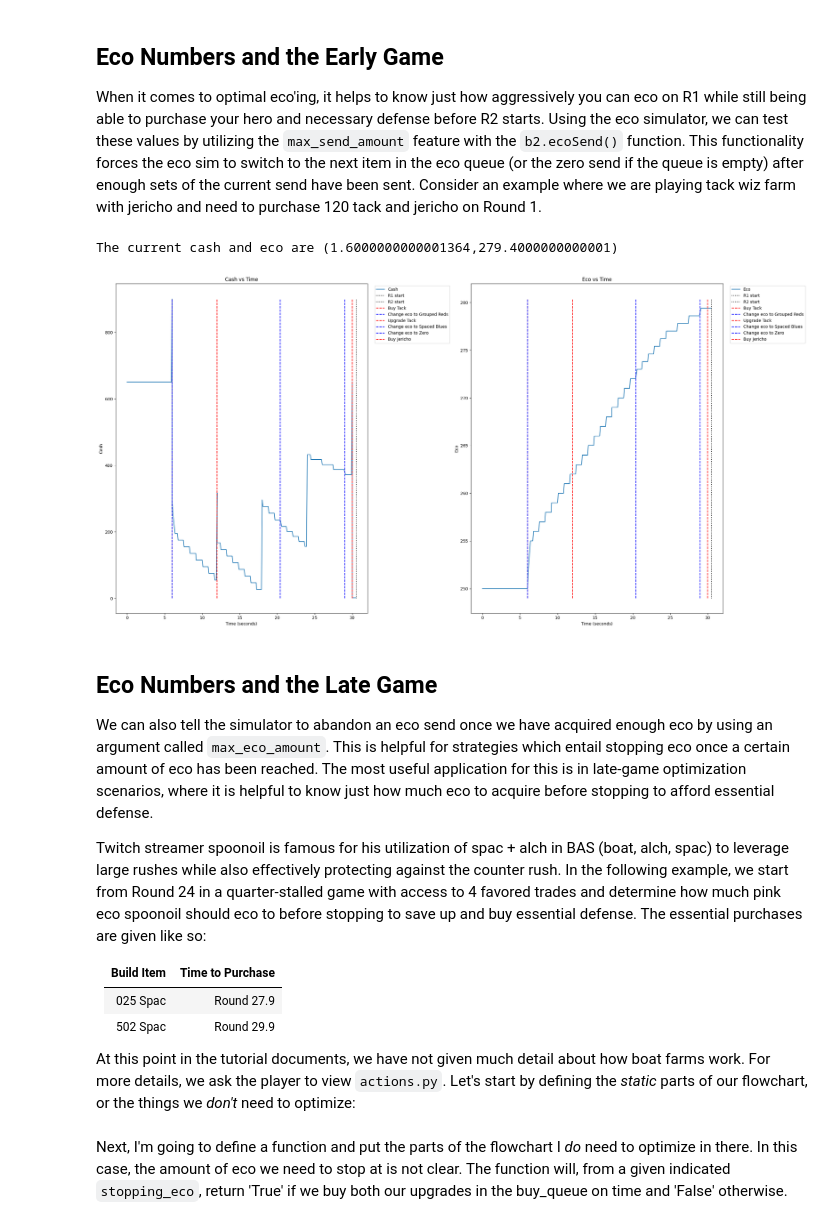
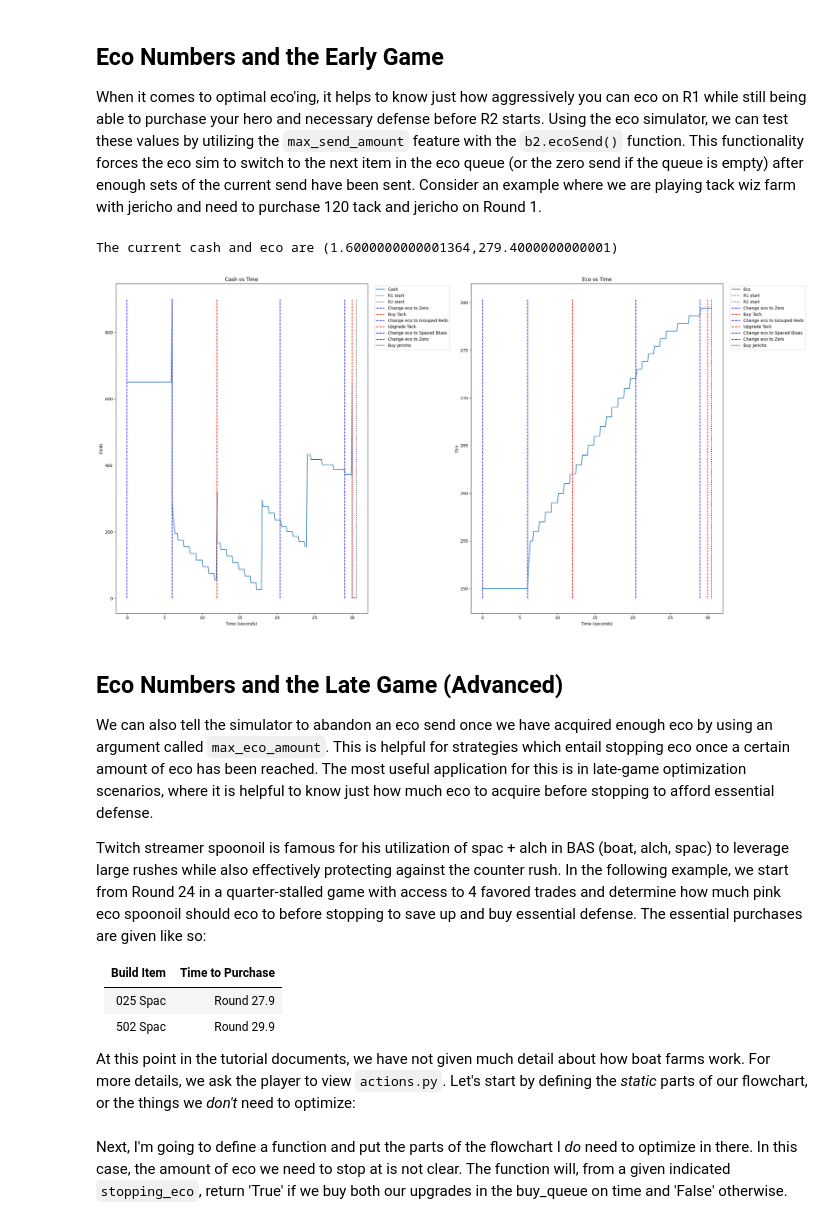
Before and after one commit to redlaserbmBTD/BTDB2_SIMULATOR, a Jupyter notebook: examples/2_using_queues.ipynb, the cells around one changed output. Drawn from its saved outputs; the diff is of its cells as text; code cells hidden in the pictures.

```diff
--- a/examples/2_using_queues.ipynb
+++ b/examples/2_using_queues.ipynb
@@ -128,37 +128,37 @@ When it comes to optimal eco'ing, it helps to know just how aggressively you can
 # %%
 rounds = b2.Rounds(0.5)
 
 buy_queue = [
     [b2.buyDefense(280 + 100 + 225, min_buy_time = rounds.getTimeFromRound(1), message = "Buy Tack")], #Buy 020 tack
     [b2.buyDefense(150, min_buy_time = rounds.getTimeFromRound(1) + 6, message = "Upgrade Tack")], #Upgrade to 120 tack
     [b2.buyDefense(650, min_buy_time = rounds.getTimeFromRound(1.5), message = "Buy Jericho")] #Buy Jericho
 ]
 
 eco_queue = [
         b2.ecoSend(rounds.getTimeFromRound(1), 'Grouped Reds', max_send_amount = 23),
         b2.ecoSend(rounds.getTimeFromRound(2), 'Spaced Blues', max_send_amount = 8)
 ]
 
 initial_state_game = {
     'Cash': 650,
     'Eco': 250,
-    'Eco Send': 'Zero',
+    'Eco Send': b2.ecoSend(send_name='Zero'),
     'Rounds': rounds,
     'Game Round': 0,
     'Buy Queue': copy.deepcopy(buy_queue),
     'Eco Queue': copy.deepcopy(eco_queue)
 }
 
 game_state = b2.GameState(initial_state_game)
 game_state.fastForward(target_round = 2)
 game_state.viewCashEcoHistory((24,12))
 print("The current cash and eco are (%s,%s)"%(game_state.cash, game_state.eco))
 b2.writeLog(game_state.logs, filename = 'eco_numbers')
 # %% [output]
 The current cash and eco are (1.6000000000001364,279.4000000000001)
-[figure, old version]
+[figure, new version]
 # %% [markdown]
-## Eco Numbers and the Late Game
+## Eco Numbers and the Late Game (Advanced)
 
 We can also tell the simulator to abandon an eco send once we have acquired enough eco by using an argument called `max_eco_amount`. This is helpful for strategies which entail stopping eco once a certain amount of eco has been reached. The most useful application for this is in late-game optimization scenarios, where it is helpful to know just how much eco to acquire before stopping to afford essential defense.
 
```
Also changed, not shown: parts of 6 cells of this notebook, 13 other files.
